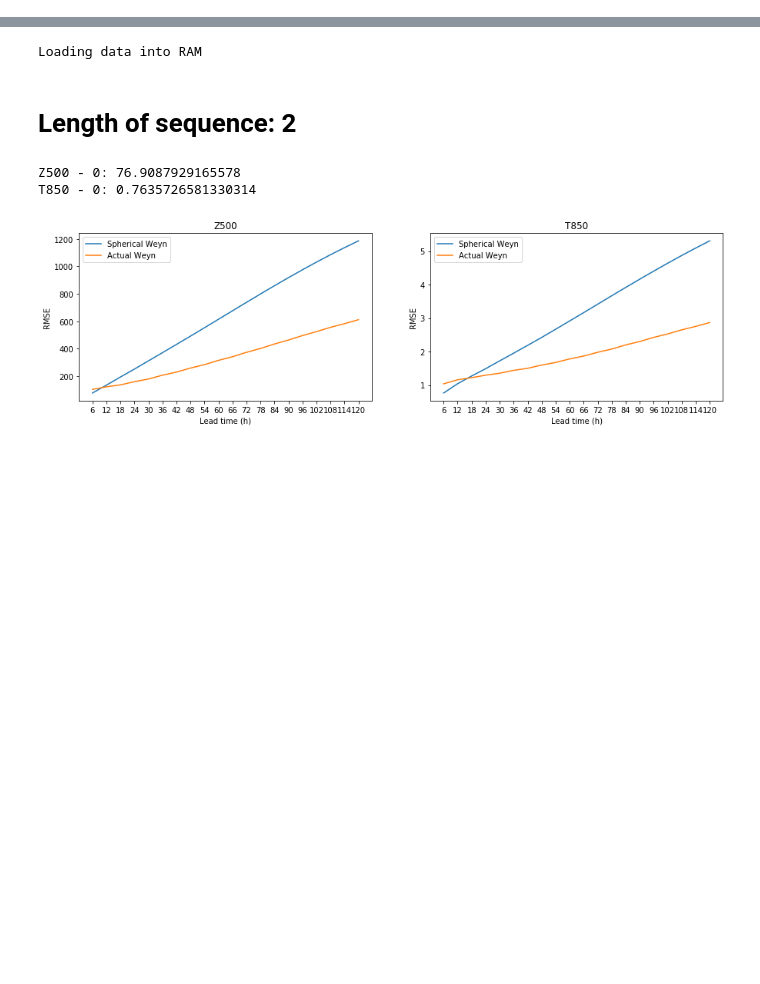
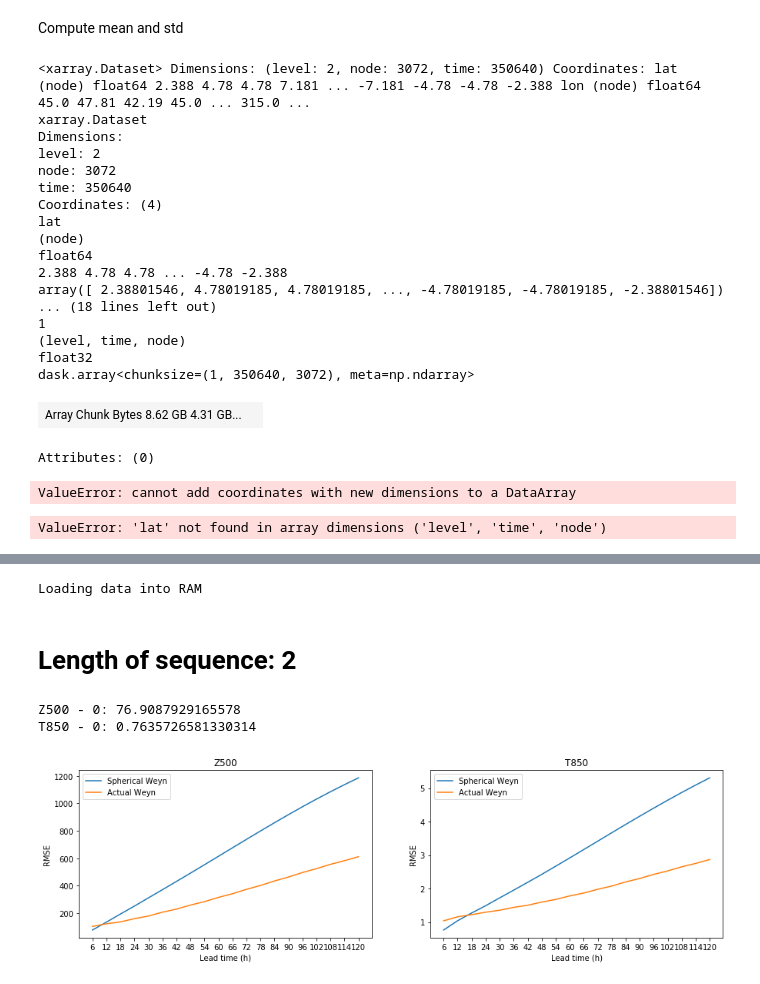
Before and after one commit to deepsphere/deepsphere-weather, a Jupyter notebook: notebooks/test_temporal_dimension.ipynb, the cells around one changed output, grey strips where cells are left out. Saved outputs shown, nothing was run; the diff lists cells and outputs as text; code cells hidden in the pictures; blank space fills up the shorter version.

Commit message:
try to test temp dimension; problem with data files

```diff
--- a/notebooks/test_temporal_dimension.ipynb
+++ b/notebooks/test_temporal_dimension.ipynb
@@ -418,0 +406,2 @@ ds_test = ds.sel(time=slice(*test_years))
+# %% [markdown]
+Compute mean and std
@@ -418,0 +415,37 @@ ds_test = ds.sel(time=slice(*test_years))
+# %%
+z = xr.open_mfdataset(f'{input_dir}geopotential_500/*.nc', combine='by_coords')['z']\
+.assign_coords(level=1)
+t = xr.open_mfdataset(f'{input_dir}temperature_850/*.nc', combine='by_coords')['t']\
+.assign_coords(level=1)
+pred = xr.concat([z, t], 'level')
+# %%
+pred.to_dataset('level')
+# %% [output]
+<xarray.Dataset> Dimensions: (level: 2, node: 3072, time: 350640) Coordinates: lat (node) float64 2.388 4.78 4.78 7.181 ... -7.181 -4.78 -4.78 -2.388 lon (node) float64 45.0 47.81 42.19 45.0 ... 315.0 ...
+xarray.Dataset
+Dimensions:
+level: 2
+node: 3072
+time: 350640
+Coordinates: (4)
+lat
+(node)
+float64
+2.388 4.78 4.78 ... -4.78 -2.388
+array([ 2.38801546, 4.78019185, 4.78019185, ..., -4.78019185, -4.78019185, -2.38801546])
+... (18 lines left out)
+1
+(level, time, node)
+float32
+dask.array<chunksize=(1, 350640, 3072), meta=np.ndarray>
+| Array Chunk Bytes 8.62 GB 4.31 GB... |  |
+Attributes: (0)
+# %%
+pred.assign_coords({'lat': pred.lat.values, 'lon': pred.lon.values})
+# %% [output]
+ValueError: cannot add coordinates with new dimensions to a DataArray
+# %%
+predis_mean = pred.mean(('time', 'node'))
+predis_std = pred.assign_coords({'lat': out_lat, 'lon': out_lon}).std('time').mean(('lat', 'lon'))
+# %% [output]
+ValueError: 'lat' not found in array dimensions ('level', 'time', 'node')
```
Also changed, not shown: parts of 9 cells of this notebook.
